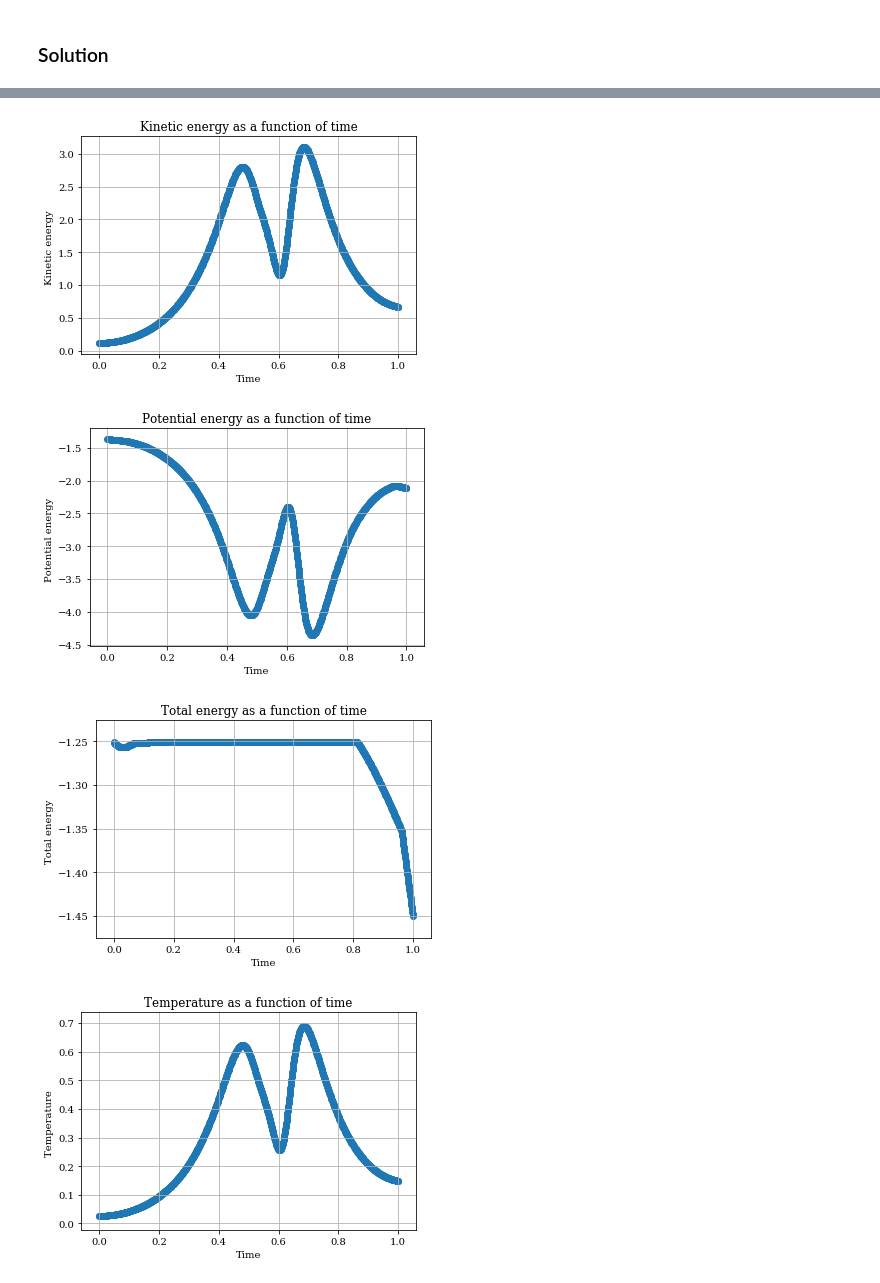
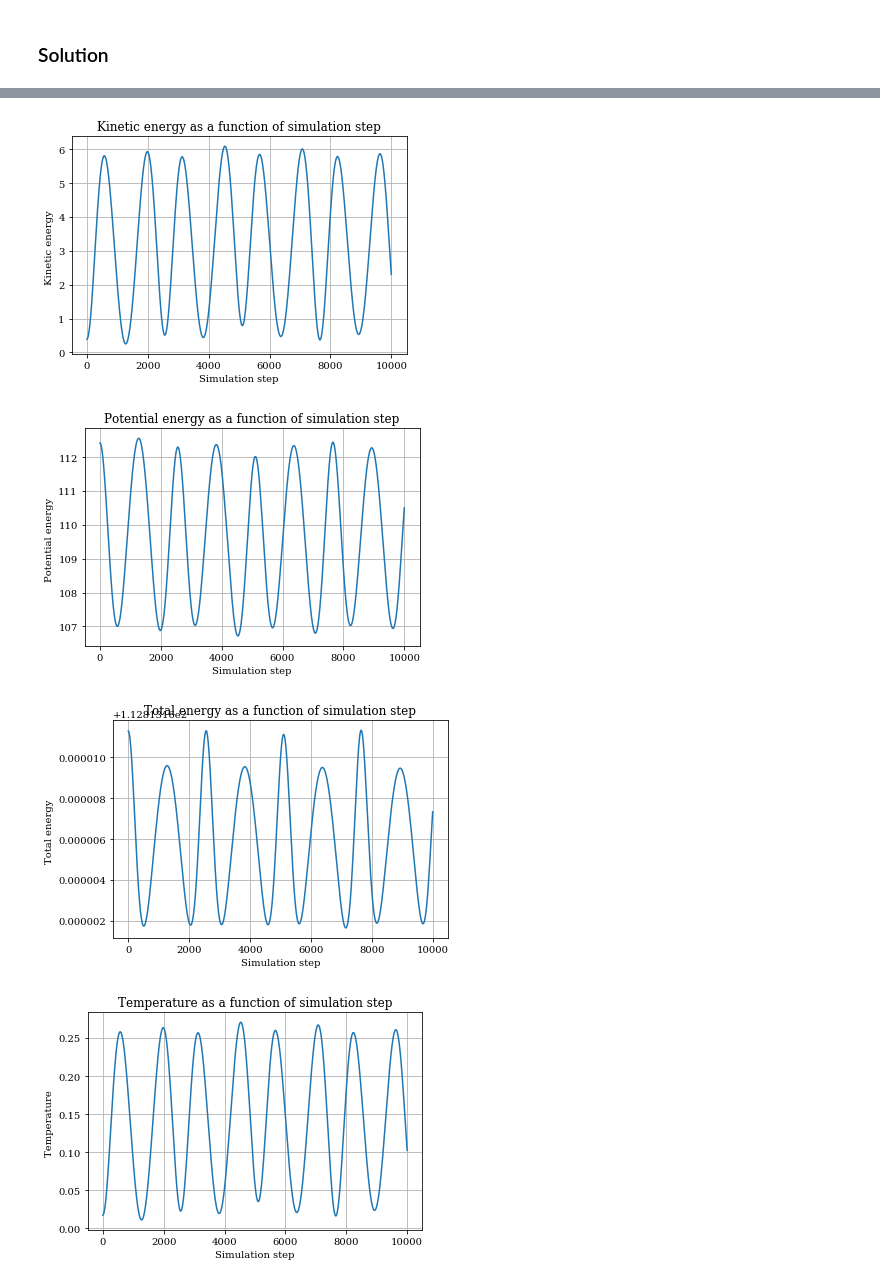
Before and after one commit to wehs7661/CompPhys, a Jupyter notebook: Tutorials/Tutorial_02.ipynb, the cells around one changed output, grey strips where cells are left out. Saved outputs shown, nothing was run; the diff lists cells and outputs as text; code cells hidden in the pictures.

```diff
--- a/Tutorials/Tutorial_02.ipynb
+++ b/Tutorials/Tutorial_02.ipynb
@@ -65,13 +87,13 @@ import sys
 sys.path.insert(1, '../')  # so the system can locate the library folder
 from CompPhysLib.MD_NVE import *
 # %%
-mdp = MDParameters('Tutorial_02.yml')
+mdp = Initialization('Tutorial_02.yml')
 MD = MolecularDynamics('Tutorial_02.yml')
 MD.verlet_integration(MD.velocities, MD.coords)
-MDA = MDAnalysis('Tutorial_02.yml', 'Tutorial_02_traj.yml')
-MDA.plot_all()
+TA = TrajAnalysis('Tutorial_02.yml', 'Tutorial_02_traj.yml')
+TA.plot_all_MD()
 # %% [output]
-[figure, old version]
+[figure, new version]
-[figure, old version]
+[figure, new version]
-[figure, old version]
+[figure, new version]
-[figure, old version]
+[figure, new version]
```
Also changed, not shown: parts of 6 cells of this notebook, 18 other files.
